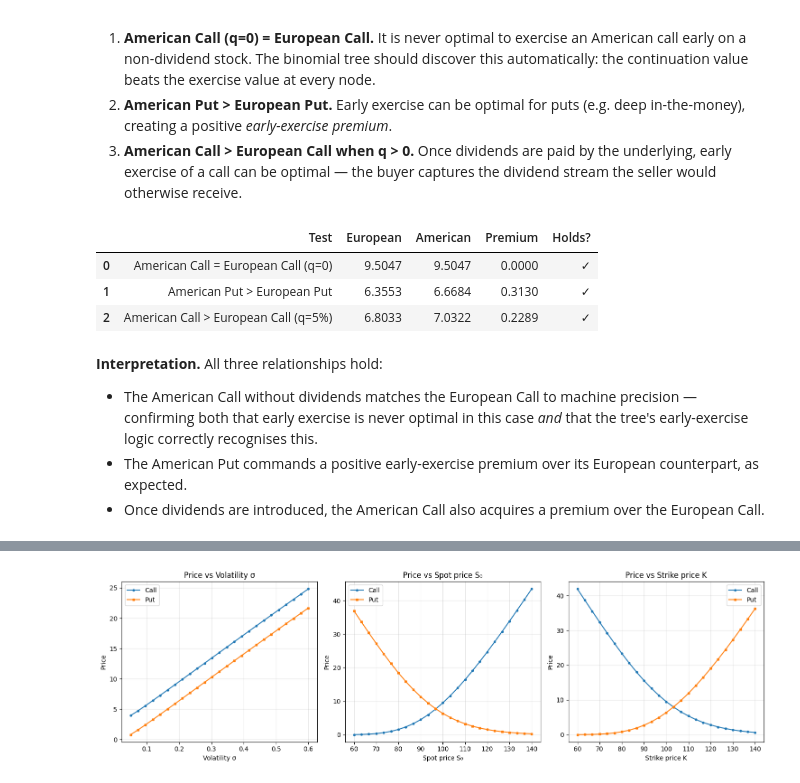
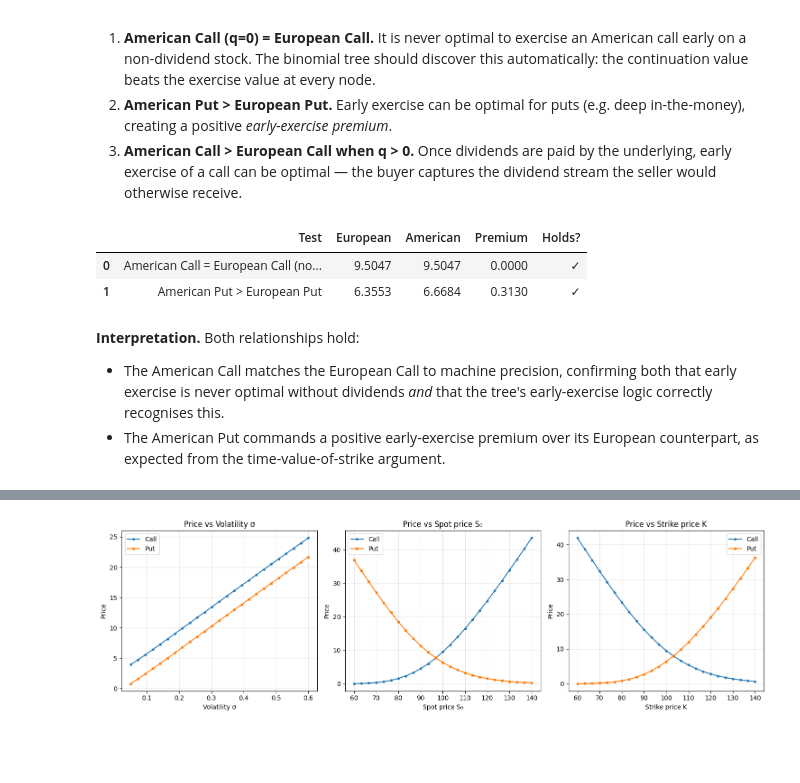
Before and after one commit to CathyLin789/Derivative_Platform, a Jupyter notebook: notebooks/derivatives_pricing_test.ipynb, the cells around one changed output, grey strips where cells are left out. Saved outputs shown, nothing was run; the diff lists cells and outputs as text; code cells hidden in the pictures; blank space fills up the shorter version.

Commit message:
Update portfolio.py and validation notebook for new derivatives/pricers structure

```diff
--- a/notebooks/derivatives_pricing_test.ipynb
+++ b/notebooks/derivatives_pricing_test.ipynb
@@ -183,44 +178,30 @@ relationships should hold:
    the underlying, early exercise of a call can be optimal — the buyer
    captures the dividend stream the seller would otherwise receive.
 # %%
-# (1) and (2): No dividends
 ec_price = bt.price(european_call)
 ac_price = bt.price(american_call)
 ep_price = bt.price(european_put)
 ap_price = bt.price(american_put)
 
-# (3): Add dividends
-ec_div = EuropeanCall(S0, K, T, sigma, yc, q=0.05)
-ac_div = AmericanCall(S0, K, T, sigma, yc, q=0.05)
-ec_div_price = bt.price(ec_div)
-ac_div_price = bt.price(ac_div)
-
 american_results = pd.DataFrame([
-    {"Test": "American Call = European Call (q=0)",
+    {"Test": "American Call = European Call (no dividends)",
      "European": f"{ec_price:.4f}", "American": f"{ac_price:.4f}",
      "Premium":  f"{ac_price - ec_price:.4f}",
      "Holds?":   "✓" if abs(ac_price - ec_price) < 1e-8 else "✗"},
     {"Test": "American Put > European Put",
      "European": f"{ep_price:.4f}", "American": f"{ap_price:.4f}",
      "Premium":  f"{ap_price - ep_price:.4f}",
      "Holds?":   "✓" if ap_price > ep_price else "✗"},
-    {"Test": "American Call > European Call (q=5%)",
-     "European": f"{ec_div_price:.4f}", "American": f"{ac_div_price:.4f}",
-     "Premium":  f"{ac_div_price - ec_div_price:.4f}",
-     "Holds?":   "✓" if ac_div_price > ec_div_price else "✗"},
 ])
 american_results
 # %% [output]
 |  | Test | European | American | Premium | Holds? |
-| 0 | American Call = European Call (q=0) | 9.5047 | 9.5047 | 0.0000 | ✓ |
+| 0 | American Call = European Call (no... | 9.5047 | 9.5047 | 0.0000 | ✓ |
 | 1 | American Put > European Put | 6.3553 | 6.6684 | 0.3130 | ✓ |
-| 2 | American Call > European Call (q=5%) | 6.8033 | 7.0322 | 0.2289 | ✓ |
 # %% [markdown]
-**Interpretation.** All three relationships hold:
-- The American Call without dividends matches the European Call to machine
-  precision — confirming both that early exercise is never optimal in this
-  case *and* that the tree's early-exercise logic correctly recognises this.
+**Interpretation.** Both relationships hold:
+- The American Call matches the European Call to machine precision,
+  confirming both that early exercise is never optimal without dividends
+  *and* that the tree's early-exercise logic correctly recognises this.
 - The American Put commands a positive early-exercise premium over its
-  European counterpart, as expected.
-- Once dividends are introduced, the American Call also acquires a premium
-  over the European Call.
+  European counterpart, as expected from the time-value-of-strike argument.
```
Also changed, not shown: parts of 8 cells of this notebook, 1 other file.
